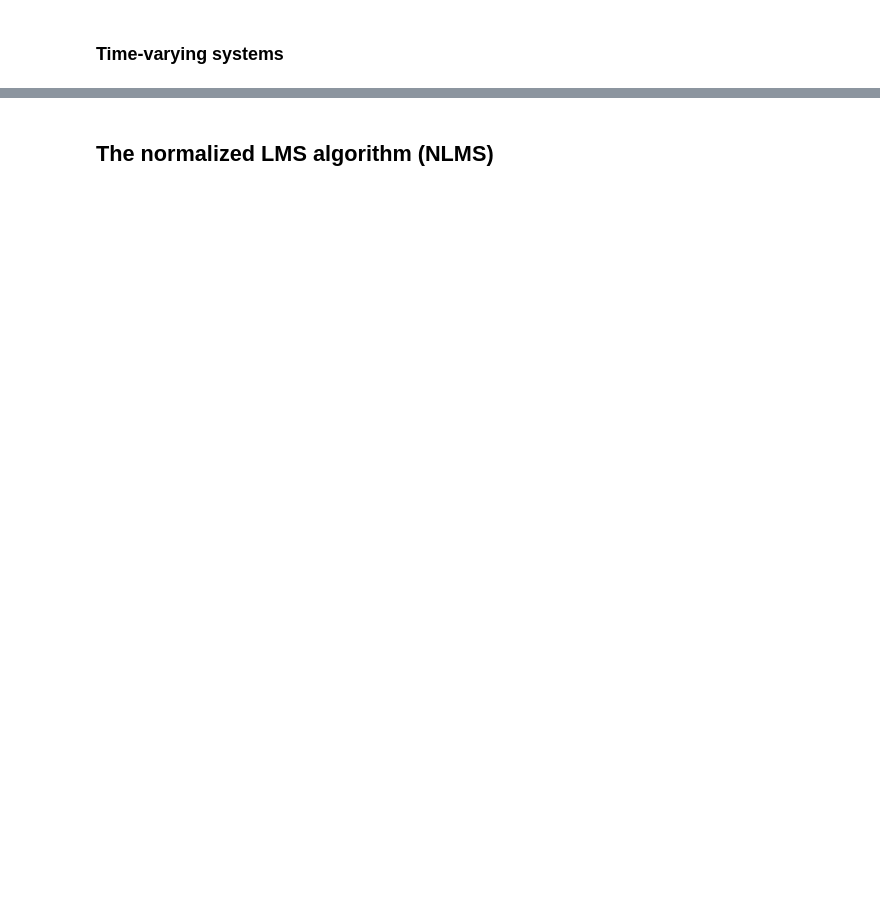
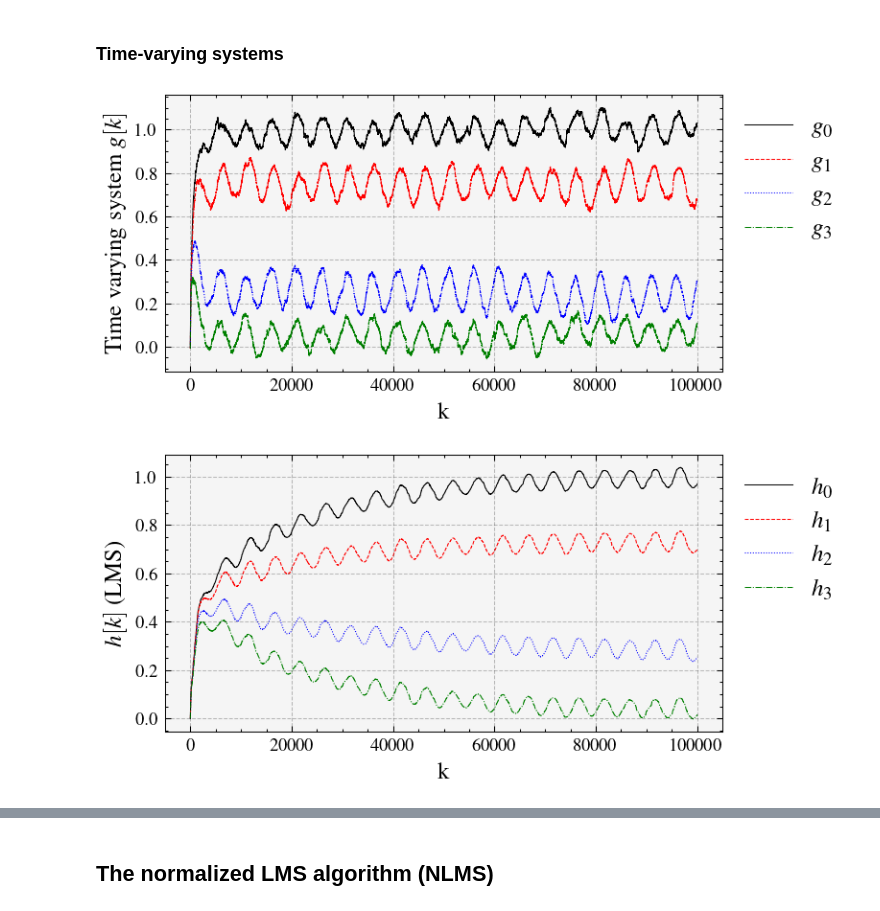
Before and after one commit to edsonportosilva/AdaptiveSignalProcessing, a Jupyter notebook: notebooks/5. Variants of the LMS algorithm.ipynb, the cells around one changed output, grey strips where cells are left out. Cells and saved outputs as stored; diff of their text form; code cells hidden in the pictures; blank space fills up the shorter version.

```diff
--- a/notebooks/5. Variants of the LMS algorithm.ipynb
+++ b/notebooks/5. Variants of the LMS algorithm.ipynb
@@ -356,44 +355,52 @@ plt.grid();
 # %%
-# plt.figure()
-# for k in range(Ntaps):
-#     plt.plot(H[:,k],label = f'$g_{k}$')
+plt.figure()
+for k in range(Ntaps):
+    plt.plot(H[:,k],label = f'$g_{k}$')
 
-# plt.xlabel('k')
-# plt.ylabel('Time varying system $\\boldsymbol{g}[k]$')
-# plt.legend()
-# plt.legend(bbox_to_anchor=(1, 1))
-# plt.grid();
+plt.xlabel('k')
+plt.ylabel('Time varying system $\\boldsymbol{g}[k]$')
+plt.legend()
+plt.legend(bbox_to_anchor=(1, 1))
+plt.grid();
 
-# plt.figure()
-# for k in range(Ntaps):
-#     plt.plot(H_lms[:,k],label = f'$h_{k}$')
+plt.figure()
+for k in range(Ntaps):
+    plt.plot(H_lms[:,k],label = f'$h_{k}$')
 
-# plt.xlabel('k')
-# plt.ylabel('Adaptive filter $\\boldsymbol{h}[k]$ (LMS)')
-# plt.legend()
-# plt.legend(bbox_to_anchor=(1, 1))
-# plt.grid();
+plt.xlabel('k')
+plt.ylabel('$\\boldsymbol{h}[k]$ (LMS)')
+plt.legend()
+plt.legend(bbox_to_anchor=(1, 1))
+plt.grid();
 
-# plt.figure()
-# for k in range(Ntaps):
-#     plt.plot(H_lms_newton[:,k],label = f'$h_{k}$')
+plt.figure()
+for k in range(Ntaps):
+    plt.plot(H_lms_newton[:,k],label = f'$h_{k}$')
 
-# plt.xlabel('k')
-# plt.ylabel('Adaptive filter $\\boldsymbol{h}[k]$ (LMS-Newton)')
-# plt.legend()
-# plt.legend(bbox_to_anchor=(1, 1))
-# plt.grid();
+for k in range(Ntaps):
+    plt.plot(H[:,k],'-k', linewidth=1)
 
-# average_window_len = 50
-# mse_lms_dB = 10*np.log10(np.convolve(squaredError_lms,np.ones(average_window_len)/average_window_len, 'same'))
-# mse_lms_newton_dB = 10*np.log10(np.convolve(squaredError_lms_newton,np.ones(average_window_len)/average_window_len, 'same'))
+plt.xlabel('k')
+plt.ylabel('$\\boldsymbol{h}[k]$ (LMS-Newton)')
+plt.legend()
+plt.legend(bbox_to_anchor=(1, 1))
+plt.grid();
 
-# plt.figure()
-# plt.plot(mse_lms_dB, label=' LMS')
-# plt.plot(mse_lms_newton_dB, label='LMS-Newton')
-# plt.xlim(0,len(mse_lms_dB))
-# plt.xlabel('iteration')
-# plt.ylabel('$\\mathrm{MSE}$ [dB]')
-# plt.legend(bbox_to_anchor=(1, 1));
-# #plt.xlim(0,20000)
-# plt.grid();
+average_window_len = 50
+mse_lms_dB = 10*np.log10(np.convolve(squaredError_lms,np.ones(average_window_len)/average_window_len, 'same'))
+mse_lms_newton_dB = 10*np.log10(np.convolve(squaredError_lms_newton,np.ones(average_window_len)/average_window_len, 'same'))
+mse_nlms_dB = 10*np.log10(np.convolve(squaredError_nlms,np.ones(average_window_len)/average_window_len, 'same'))
+
+plt.figure()
+plt.plot(mse_lms_dB, label=' LMS')
+plt.plot(mse_lms_newton_dB, label='LMS-Newton')
+plt.plot(mse_nlms_dB, label='NLMS')
+plt.xlim(0,len(mse_lms_dB))
+plt.xlabel('iteration')
+plt.ylabel('$\\mathrm{MSE}$ [dB]')
+plt.legend(bbox_to_anchor=(1, 1));
+#plt.xlim(0,20000)
+plt.grid();
+# %% [output]
+[figure, added]
+[figure, added]
```
Also changed, not shown: parts of 16 cells of this notebook.
